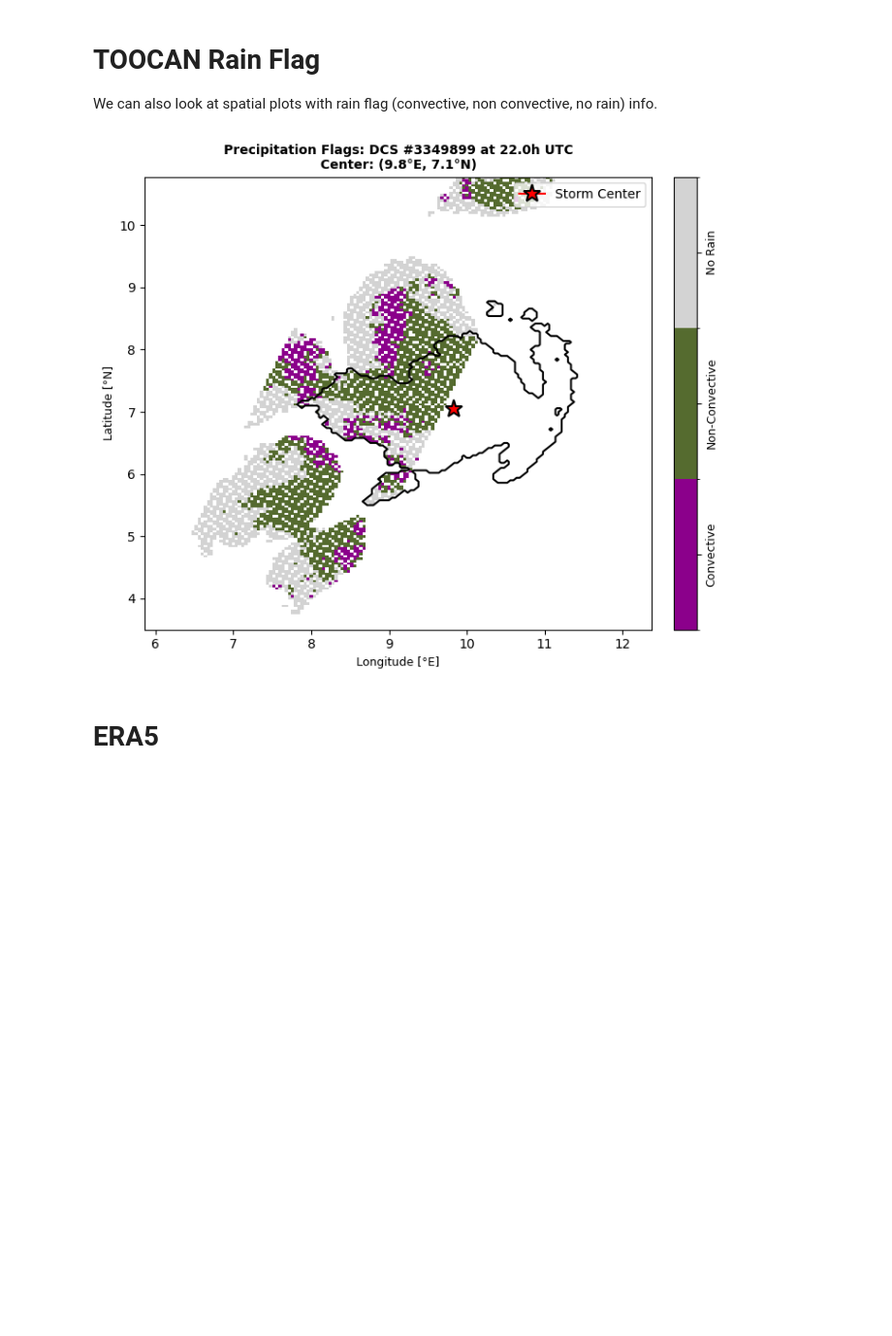
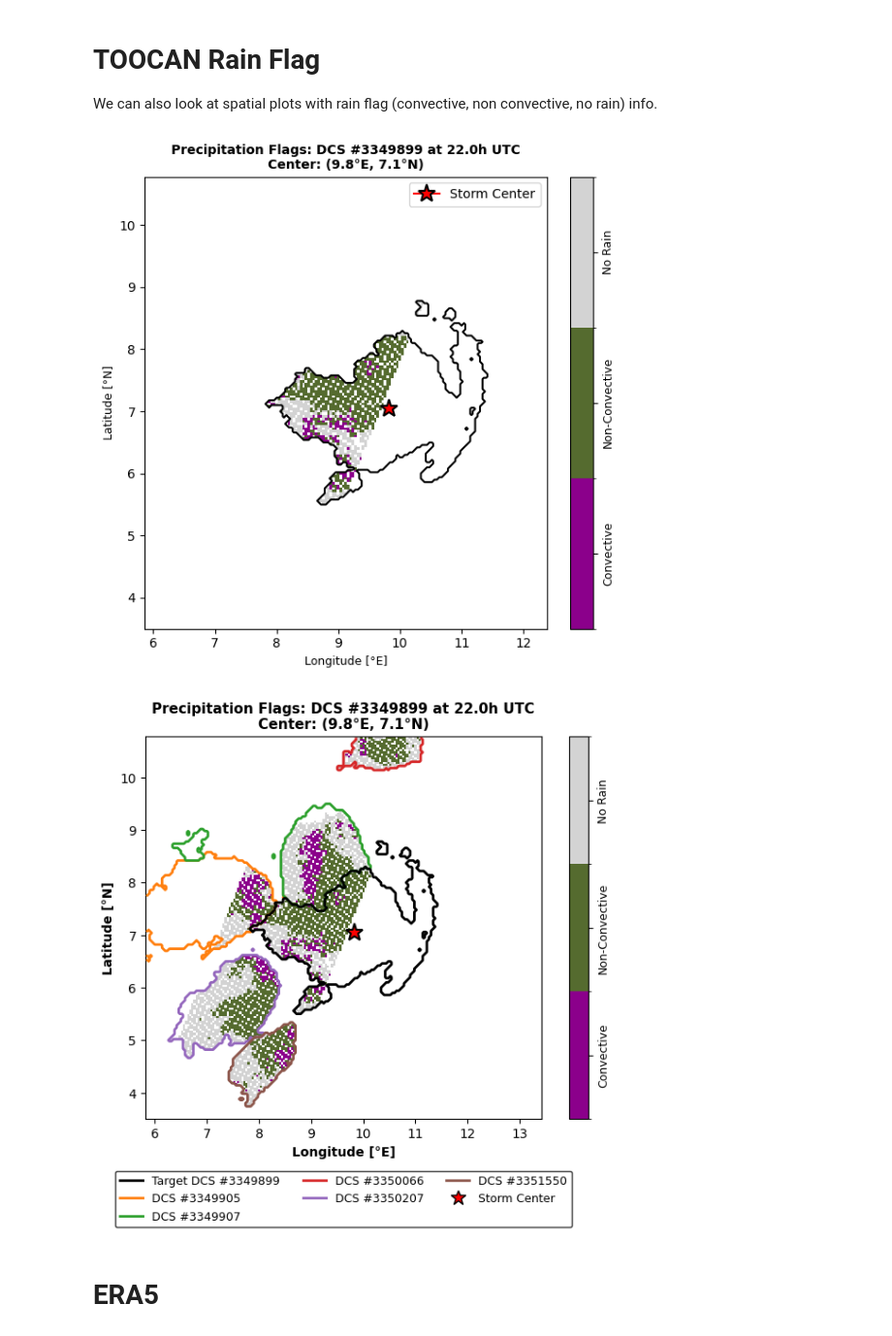
Before and after one commit to addisug/Convection_trigger_function, a Jupyter notebook: dataset_exploration.ipynb, the cells around one changed output. Shown at 97% size. Drawn from its saved outputs; the diff is of its cells as text; code cells hidden in the pictures; blank space fills up the shorter version.

Commit message:
updated precipitation flag plots and cape plots

```diff
--- a/dataset_exploration.ipynb
+++ b/dataset_exploration.ipynb
@@ -84,22 +85,19 @@ Attributes:
 ### DCS Number Extraction
 # %%
 def get_dcs_dict(toocan_ds):
-    """Return list of (ti, si, dcs_number), de-duplicated and sorted."""
-    # ti = time index
-    # si = system index
+    """Return dictionary of dcs_number -> (ti, si, (lc_lon, lc_lat)), safely mapped."""
+    dcs = toocan_ds["DCS_number"].values
+    idx = np.argwhere(dcs > 0)
 
-    dcs  = toocan_ds["DCS_number"].values
-    idx  = list(zip(*np.argwhere(dcs > 0).T))
-    seen, unique = {}, []
+    dcs_dict = {}
+
     for ti, si in idx:
         d = int(dcs[ti, si])
-        if d not in seen:
-            seen[d] = (ti, si)
-            lc_lon = float(toocan_ds["lc_lon"].values[ti, si])
-            lc_lat = float(toocan_ds["lc_lat"].values[ti, si])
-            unique.append((d, ti, si, (lc_lon, lc_lat)))
-    unique.sort(key=lambda x: x[0])
-    dcs_dict = {int(dcs): (int(ti), int(si), (lc_lon, lc_lat)) for dcs, ti, si, (lc_lon, lc_lat) in unique}
+        # If we haven't logged this storm yet, save its initiation metadata
+        if d not in dcs_dict:
+            lon_val = float(toocan_ds["lc_lon"].values[ti, si])
+            lat_val = float(toocan_ds["lc_lat"].values[ti, si])
+            dcs_dict[d] = (int(ti), int(si), (lon_val, lat_val))
 
     return dcs_dict
 # %%
@@ -452,9 +625,11 @@ def plot_precip_flags(target_system):
 # %%
 # example run
 
 plot_precip_flags(3349899)
+plot_precip_flags_with_neighborhood(3349899)
 # %% [output]
-[figure, old version]
+[figure, new version]
+[figure, added]
 # %% [markdown]
 # ERA5
 # %% [markdown]
```
Also changed, not shown: parts of 8 cells of this notebook.
